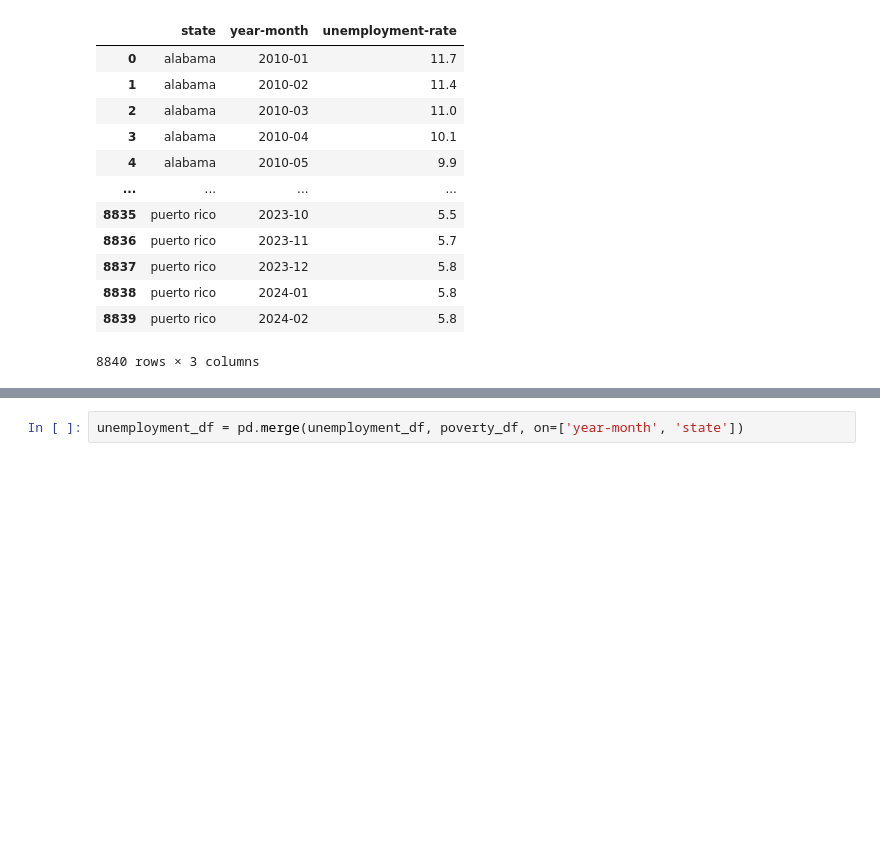
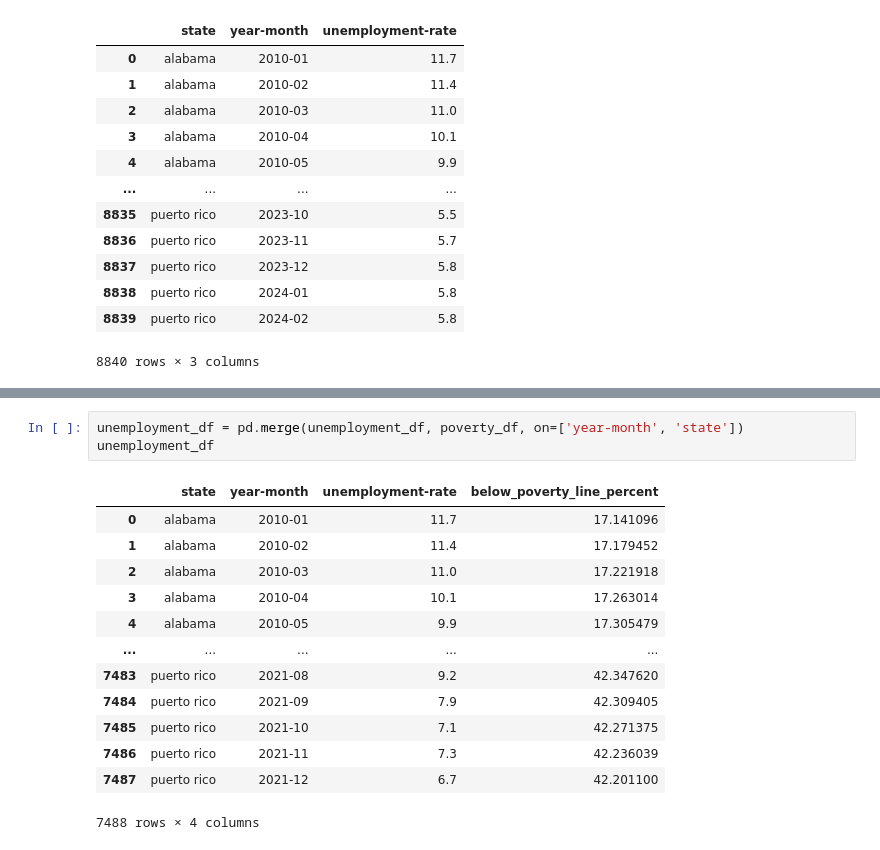
Before and after one commit to SAT-Enjoyers/citadel-datathon, a Jupyter notebook: eda/analyse_meat_poverty.ipynb, the cells around one changed output, grey strips where cells are left out. Cells and saved outputs as stored; diff of their text form; blank space fills up the shorter version.

```diff
--- a/eda/analyse_meat_poverty.ipynb
+++ b/eda/analyse_meat_poverty.ipynb
@@ -65,6 +65,21 @@ poverty_df
 7488 rows × 3 columns
 # %%
 unemployment_df = pd.merge(unemployment_df, poverty_df, on=['year-month', 'state'])
+unemployment_df
+# %% [output]
+|  | state | year-month | unemployment-rate | below_poverty_line_percent |
+| 0 | alabama | 2010-01 | 11.7 | 17.141096 |
+| 1 | alabama | 2010-02 | 11.4 | 17.179452 |
+| 2 | alabama | 2010-03 | 11.0 | 17.221918 |
+| 3 | alabama | 2010-04 | 10.1 | 17.263014 |
+| 4 | alabama | 2010-05 | 9.9 | 17.305479 |
+| ... | ... | ... | ... | ... |
+| 7483 | puerto rico | 2021-08 | 9.2 | 42.347620 |
+| 7484 | puerto rico | 2021-09 | 7.9 | 42.309405 |
+| 7485 | puerto rico | 2021-10 | 7.1 | 42.271375 |
+| 7486 | puerto rico | 2021-11 | 7.3 | 42.236039 |
+| 7487 | puerto rico | 2021-12 | 6.7 | 42.201100 |
+7488 rows × 4 columns
 # %%
 #unemployment_rate = [9.63, 8.95, 8.07, 7.37, 6.17, 5.28, 4.87, 4.36, 3.90, 3.67, 8.05, 5.35, 3.61]
 for state in unemployment_df['state'].unique():
```
Also changed, not shown: parts of 8 cells of this notebook, 2 other files.
